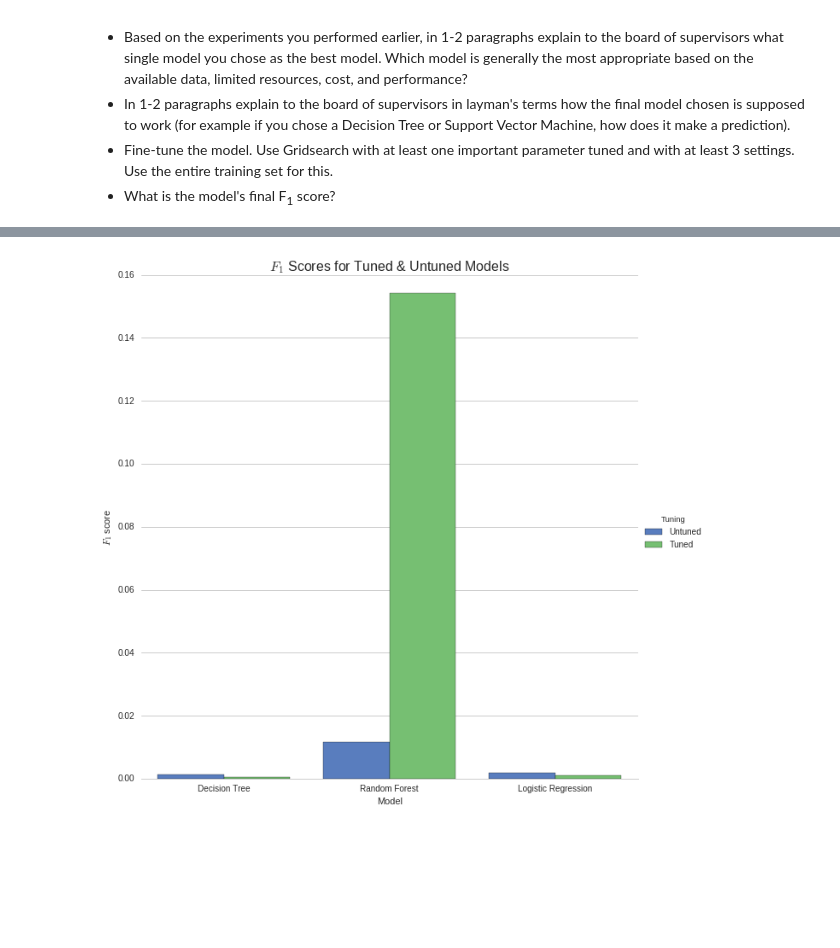
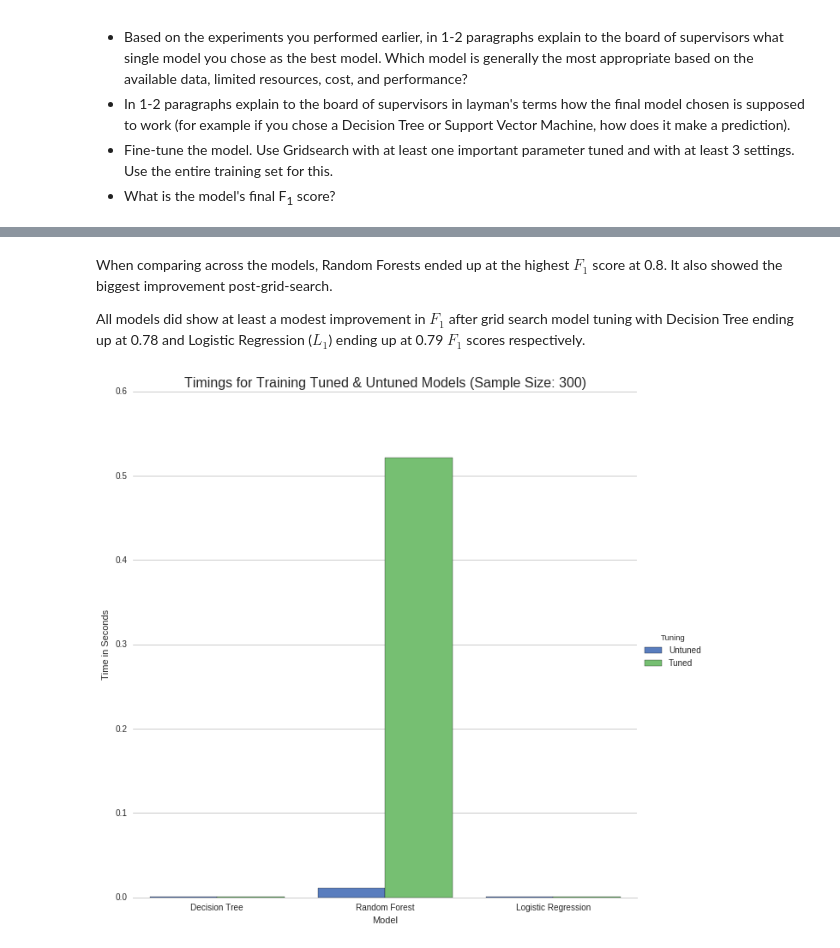
Before and after one commit to FCH808/Machine_Learning_Engineer_Nanodegree, a Jupyter notebook: Project_2/student_intervention/student_intervention.ipynb, the cells around one changed output, grey strips where cells are left out. Drawn from its saved outputs; the diff is of its cells as text; code cells hidden in the pictures; blank space fills up the shorter version.

```diff
--- a/Project_2/student_intervention/student_intervention.ipynb
+++ b/Project_2/student_intervention/student_intervention.ipynb
@@ -855,7 +839,6 @@ F1 score for test set: 0.811188811189
 labeled_f1_scorer = make_scorer(f1_score, pos_label='yes')
 # %%
 tree_params = {'criterion': ['gini', 'entropy'], # Default: Gini
-              'splitter': ['best', 'random'], # Default: 'best'
               'max_features': [None, 'auto', 'sqrt', 2, 5, 10, 15], # Default: None
               'max_depth': [None, 2, 3, 4, 5, 8], # Default: None
               'min_samples_split': [2, 10, 30, 60], # Default: 2
@@ -1116,14 +1111,18 @@ sns.set(style="white")
+# %% [markdown]
+When comparing across the models, Random Forests ended up at the highest $F_1$ score at 0.8. It also showed the biggest improvement post-grid-search.
+
+All models did show at least a modest improvement in $F_1$ after grid search model tuning with Decision Tree ending up at 0.78 and Logistic Regression ($L_1$) ending up at 0.79 $F_1$ scores respectively.
 # %%
 sns.set(style="whitegrid")
 g = sns.factorplot(x='Model', y='Training_time',
                    hue='Tuning', data=final_stats,
                    size=9, kind='bar',
                    palette='muted')
 
 g.despine(left=True)
-g.set_ylabels("$F_1$ score")
-sns.plt.title('$F_1$ Scores for Tuned & Untuned Models', size=16)
+g.set_ylabels("Time in Seconds")
+sns.plt.title('Timings for Training Tuned & Untuned Models (Sample Size: 300)', size=16)
 
 sns.set(style="white")
 # %% [output]
-[figure, old version]
+[figure, new version]
```
Also changed, not shown: parts of 43 cells of this notebook.
